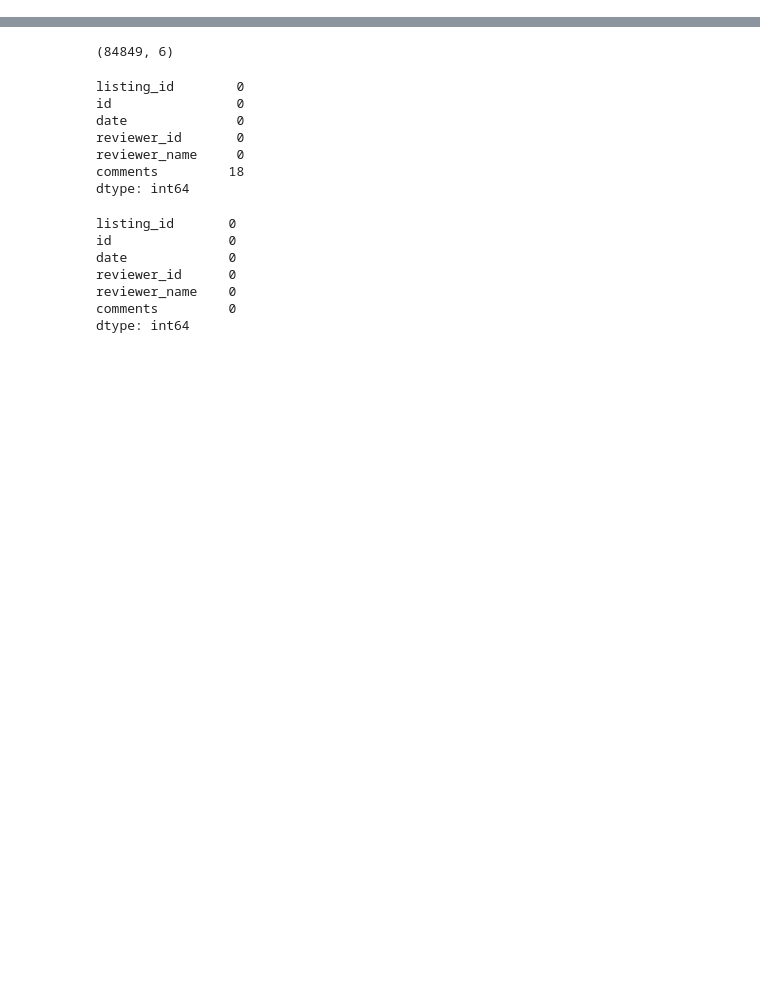
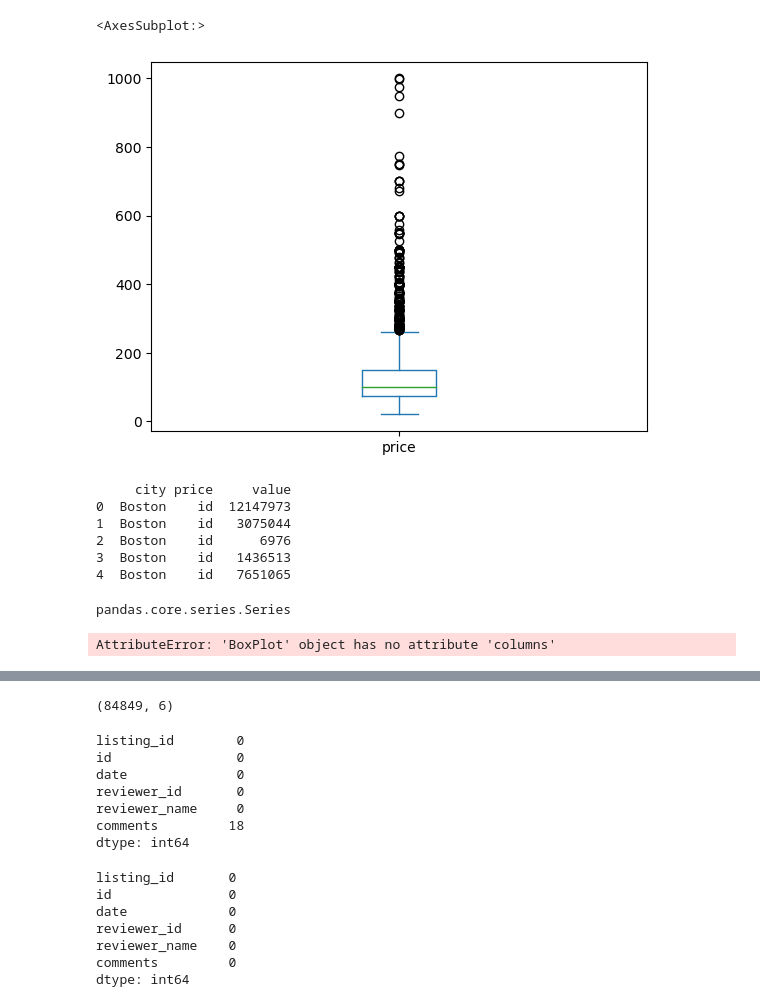
Before and after one commit to rthomas3011/Airbnb-Analysis---Boston-vs-Seatle, a Jupyter notebook: medium1.ipynb, the cells around one changed output, grey strips where cells are left out. Cells and saved outputs as stored; diff of their text form; code cells hidden in the pictures; blank space fills up the shorter version.

```diff
--- a/medium1.ipynb
+++ b/medium1.ipynb
@@ -14,0 +280,26 @@ df.head()
+# %%
+seattle_listings['price'].plot(kind='box')
+# %% [output]
+<AxesSubplot:>
+[figure, added]
+# %%
+cdf = pd.concat([boston_listings, seattle_listings])
+mdf = pd.melt(cdf, id_vars=['city'], var_name=['price'])
+print(mdf.head())
+# %% [output]
+     city price     value
+0  Boston    id  12147973
+1  Boston    id   3075044
+2  Boston    id      6976
+3  Boston    id   1436513
+4  Boston    id   7651065
+# %%
+#how to convert mdf['value'] to float
+mdf['value'] = pd.to_numeric(mdf['value'])
+type(mdf['value'])
+# %% [output]
+pandas.core.series.Series
+# %%
+mdf['city'].plot(kind='box', by='price')
+# %% [output]
+AttributeError: 'BoxPlot' object has no attribute 'columns'
```
Also changed, not shown: parts of 62 cells of this notebook.
